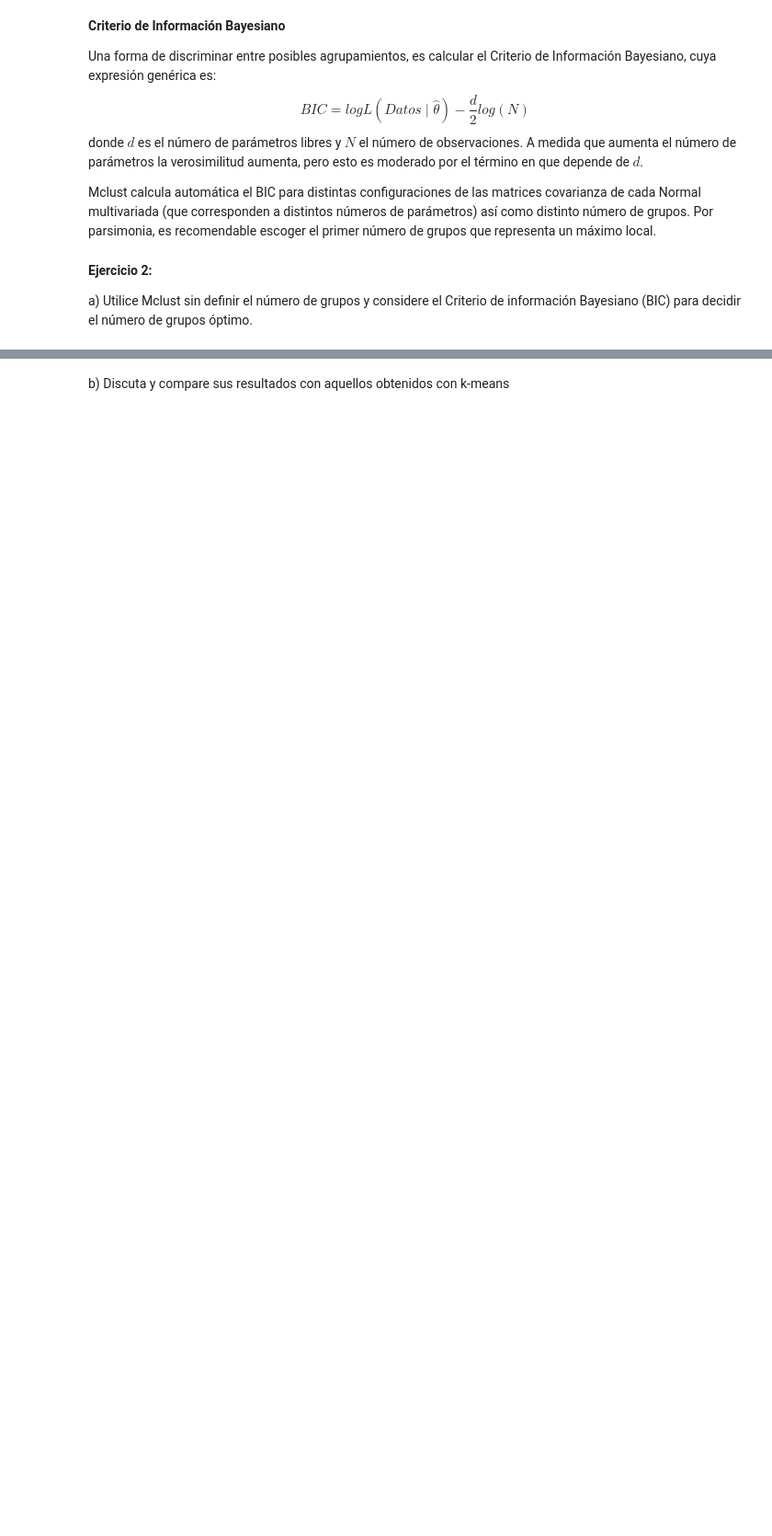
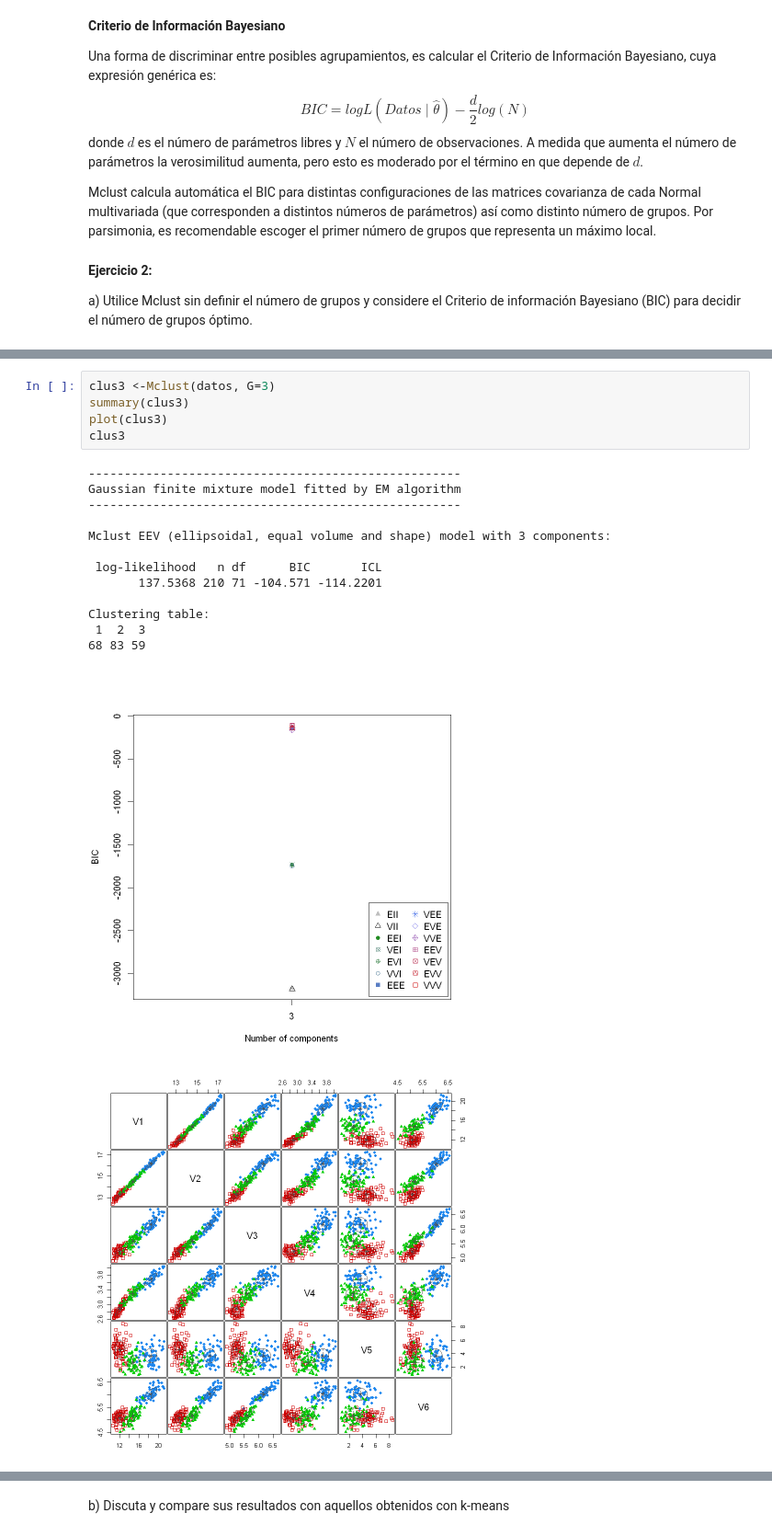
Before and after one commit to Nicol-Huaiquil/INFO257_PCA, a Jupyter notebook: Clustering/GMM_y_agrupamiento_jerarquico/Clustering_Notebook2.ipynb, the cells around one changed output, grey strips where cells are left out. Shown: that part at 92% size. Saved outputs shown, nothing was run; the diff lists cells and outputs as text; blank space fills up the shorter version.

```diff
--- a/Clustering/GMM_y_agrupamiento_jerarquico/Clustering_Notebook2.ipynb
+++ b/Clustering/GMM_y_agrupamiento_jerarquico/Clustering_Notebook2.ipynb
@@ -238,3 +234,23 @@ Available components:
         #Los siguientes máximos locales se ubican en G=6 y G=9.
         #Puesto que para G=3 tenemos una buena interpretación, es razonable
         #quedarnos con este número de grupos.
+# %%
+clus3 <-Mclust(datos, G=3)
+summary(clus3)
+plot(clus3)
+clus3
+# %% [output]
+----------------------------------------------------
+Gaussian finite mixture model fitted by EM algorithm
+----------------------------------------------------
+
+Mclust EEV (ellipsoidal, equal volume and shape) model with 3 components:
+
+ log-likelihood   n df      BIC       ICL
+       137.5368 210 71 -104.571 -114.2201
+
+Clustering table:
+ 1  2  3
+68 83 59
+[figure, added]
+[figure, added]
```
Also changed, not shown: parts of 6 cells of this notebook.
